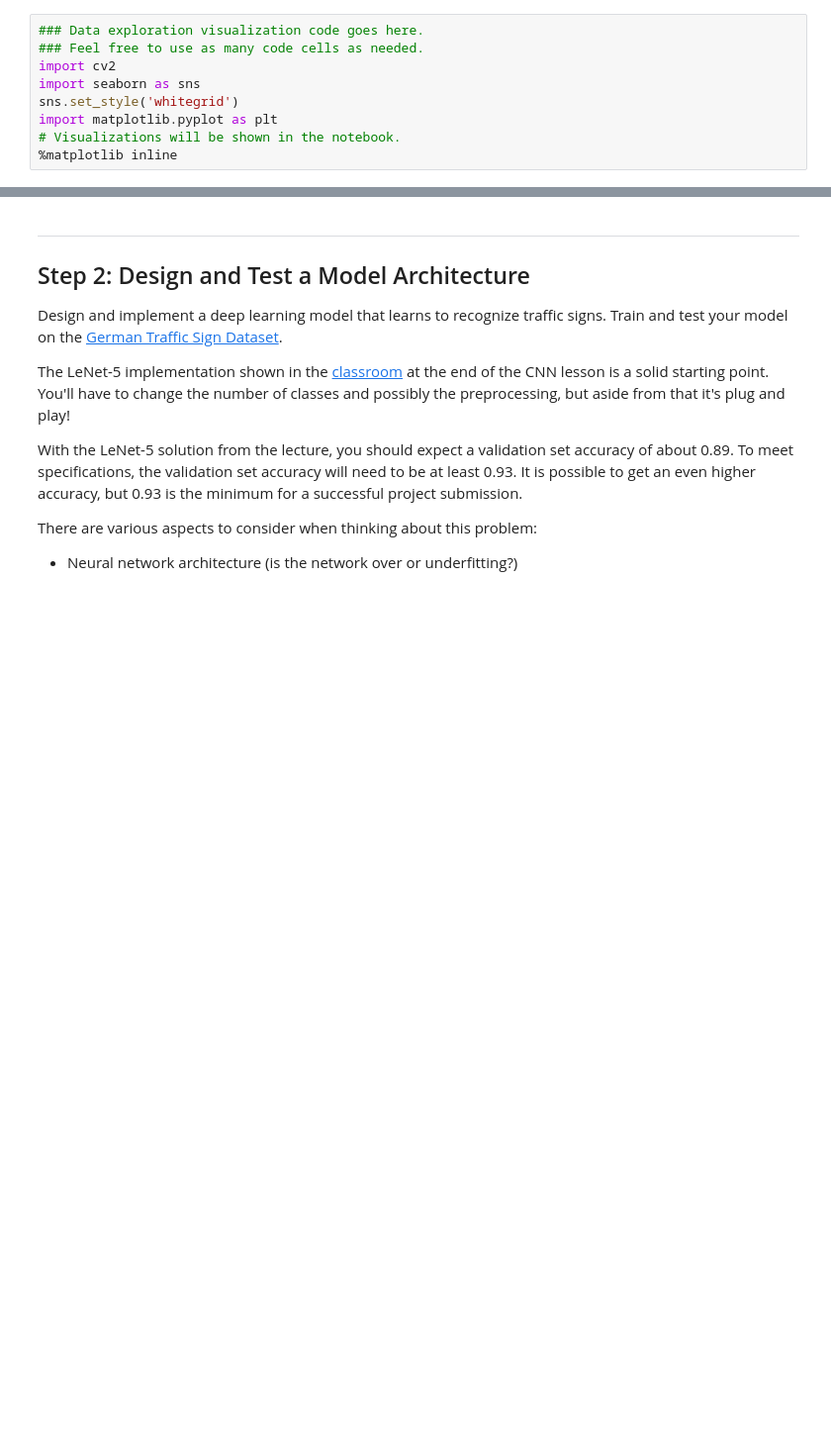
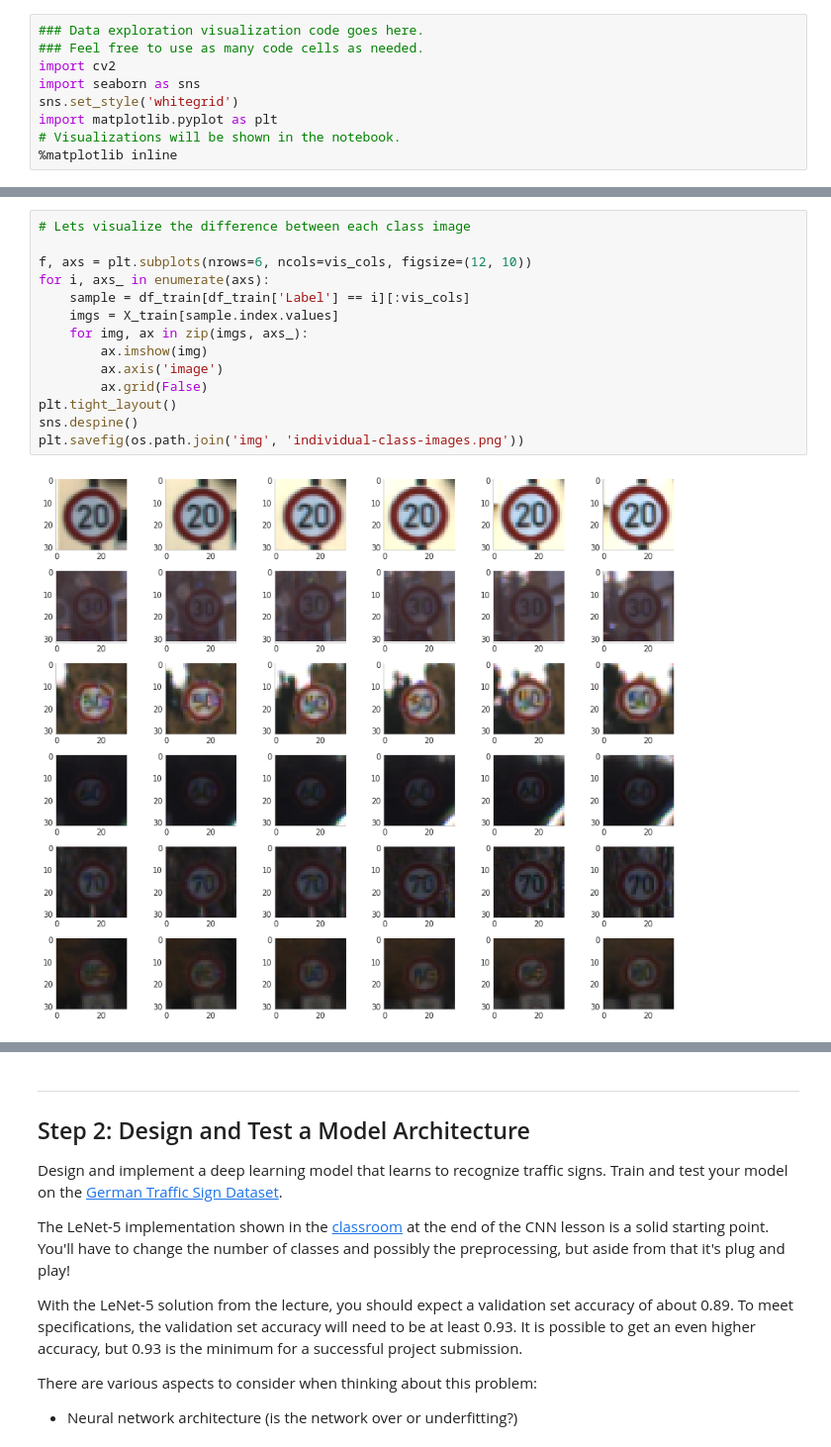
Before and after one commit to udapy/CarND-Traffic-Sign-Classifier-Project, a Jupyter notebook: Traffic_Sign_Classifier.ipynb, the cells around one changed output, grey strips where cells are left out. Shown at 99% size. Drawn from its saved outputs; the diff is of its cells as text; blank space fills up the shorter version.

```diff
--- a/Traffic_Sign_Classifier.ipynb
+++ b/Traffic_Sign_Classifier.ipynb
@@ -189,0 +238,16 @@ import matplotlib.pyplot as plt
+# %%
+# Lets visualize the difference between each class image
+
+f, axs = plt.subplots(nrows=6, ncols=vis_cols, figsize=(12, 10))
+for i, axs_ in enumerate(axs):
+    sample = df_train[df_train['Label'] == i][:vis_cols]
+    imgs = X_train[sample.index.values]
+    for img, ax in zip(imgs, axs_):
+        ax.imshow(img)
+        ax.axis('image')
+        ax.grid(False)
+plt.tight_layout()
+sns.despine()
+plt.savefig(os.path.join('img', 'individual-class-images.png'))
+# %% [output]
+[figure, added]
```
Also changed, not shown: parts of 18 cells of this notebook, 7 other files.
